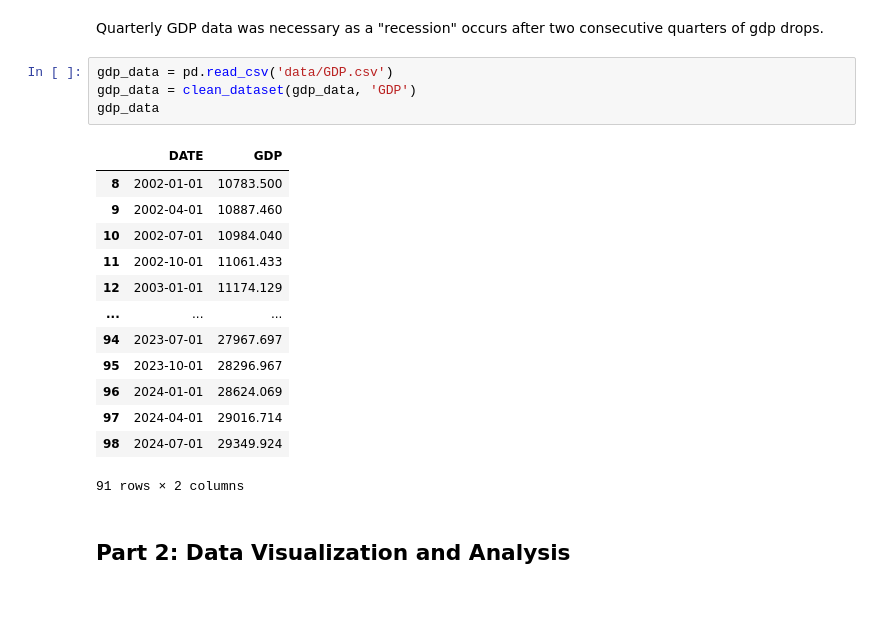
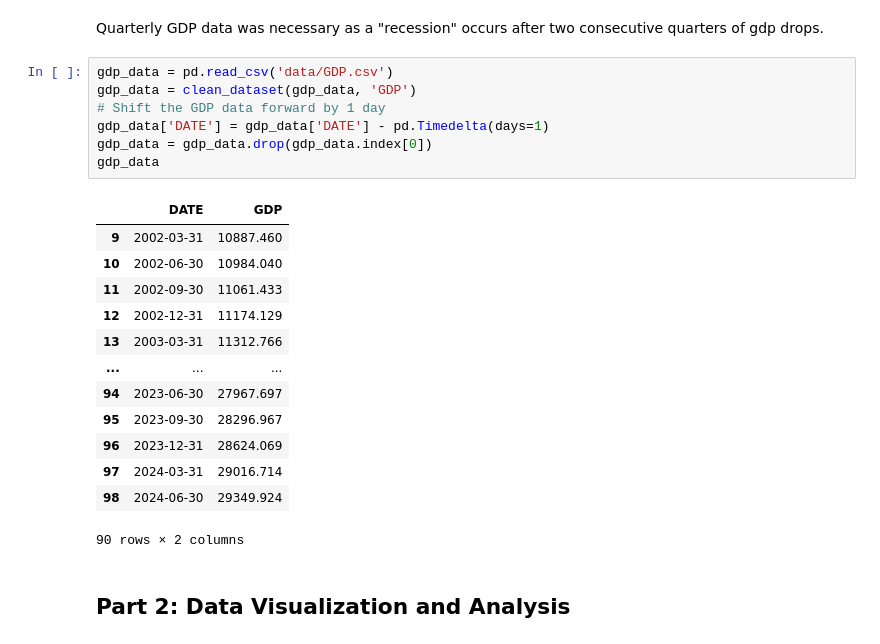
Before and after one commit to toanpro24/project_yield, a Jupyter notebook: CMSE202_Final_Team3.ipynb, the cells around one changed output. Cells and saved outputs as stored; diff of their text form; blank space fills up the shorter version.

```diff
--- a/CMSE202_Final_Team3.ipynb
+++ b/CMSE202_Final_Team3.ipynb
@@ -90,21 +90,24 @@ Quarterly GDP data was necessary as a "recession" occurs after two consecutive q
 # %%
 gdp_data = pd.read_csv('data/GDP.csv')
 gdp_data = clean_dataset(gdp_data, 'GDP')
+# Shift the GDP data forward by 1 day
+gdp_data['DATE'] = gdp_data['DATE'] - pd.Timedelta(days=1)
+gdp_data = gdp_data.drop(gdp_data.index[0])
 gdp_data
 # %% [output]
 |  | DATE | GDP |
-| 8 | 2002-01-01 | 10783.500 |
-| 9 | 2002-04-01 | 10887.460 |
-| 10 | 2002-07-01 | 10984.040 |
-| 11 | 2002-10-01 | 11061.433 |
-| 12 | 2003-01-01 | 11174.129 |
+| 9 | 2002-03-31 | 10887.460 |
+| 10 | 2002-06-30 | 10984.040 |
+| 11 | 2002-09-30 | 11061.433 |
+| 12 | 2002-12-31 | 11174.129 |
+| 13 | 2003-03-31 | 11312.766 |
 | ... | ... | ... |
-| 94 | 2023-07-01 | 27967.697 |
-| 95 | 2023-10-01 | 28296.967 |
-| 96 | 2024-01-01 | 28624.069 |
-| 97 | 2024-04-01 | 29016.714 |
-| 98 | 2024-07-01 | 29349.924 |
+| 94 | 2023-06-30 | 27967.697 |
+| 95 | 2023-09-30 | 28296.967 |
+| 96 | 2023-12-31 | 28624.069 |
+| 97 | 2024-03-31 | 29016.714 |
+| 98 | 2024-06-30 | 29349.924 |
-91 rows × 2 columns
+90 rows × 2 columns
 # %% [markdown]
 ## Part 2: Data Visualization and Analysis
 # %% [markdown]
```
Also changed, not shown: parts of 6 cells of this notebook.
